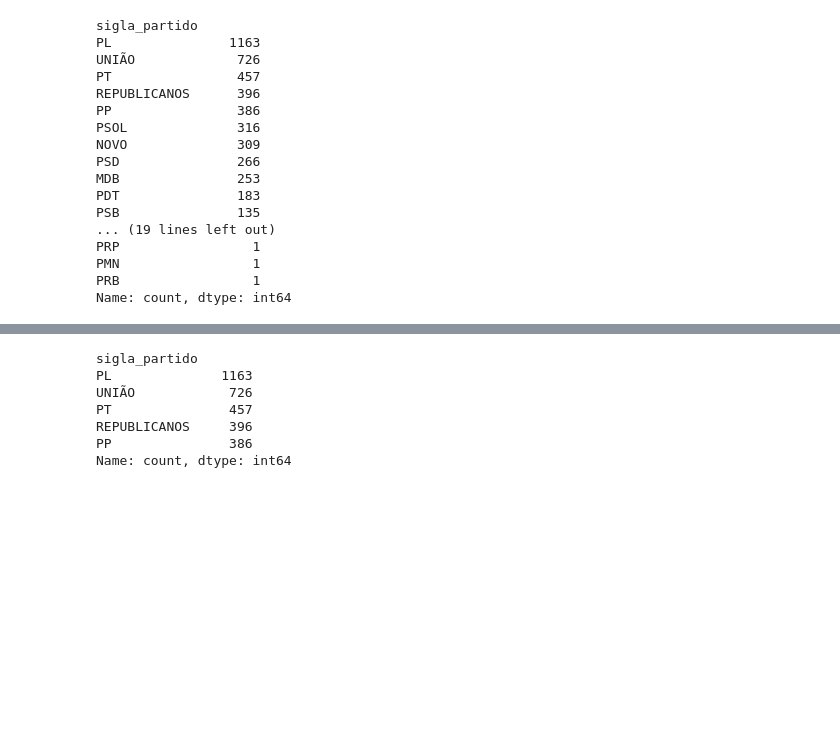
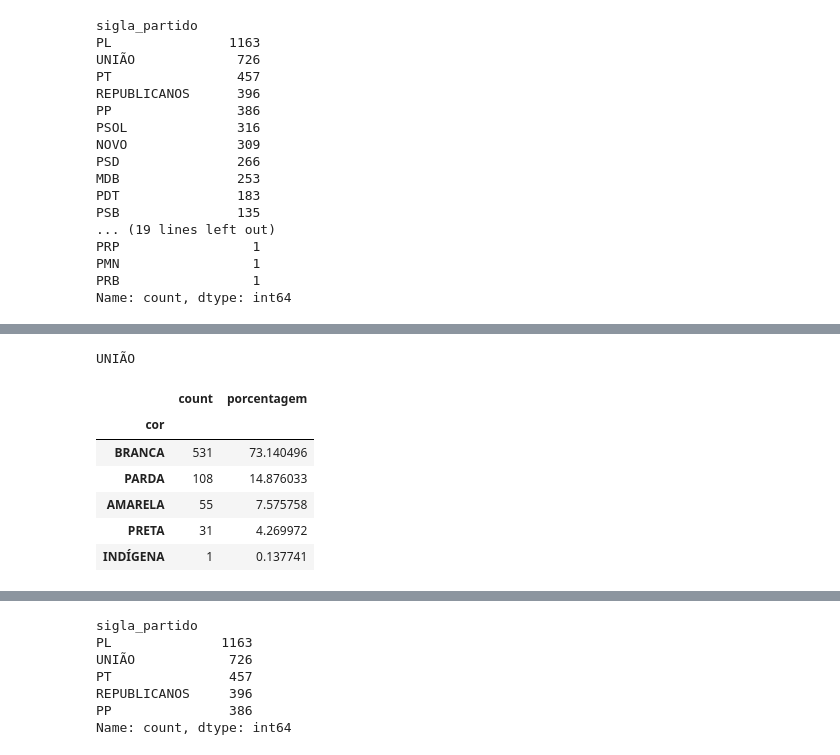
Before and after one commit to Davi-Ga/crawler-api, a Jupyter notebook: app/ML/datasets/teste copy.ipynb, the cells around one changed output, grey strips where cells are left out. Cells and saved outputs as stored; diff of their text form; code cells hidden in the pictures; blank space fills up the shorter version.

```diff
--- a/app/ML/datasets/teste copy.ipynb
+++ b/app/ML/datasets/teste copy.ipynb
@@ -174,0 +121,12 @@ partidos
+# %%
+#UNIÂO
+count[1]
+# %% [output]
+UNIÃO
+|  | count | porcentagem |
+| cor |  |  |
+| BRANCA | 531 | 73.140496 |
+| PARDA | 108 | 14.876033 |
+| AMARELA | 55 | 7.575758 |
+| PRETA | 31 | 4.269972 |
+| INDÍGENA | 1 | 0.137741 |
```
Also changed, not shown: parts of 25 cells of this notebook, 6 other files.
